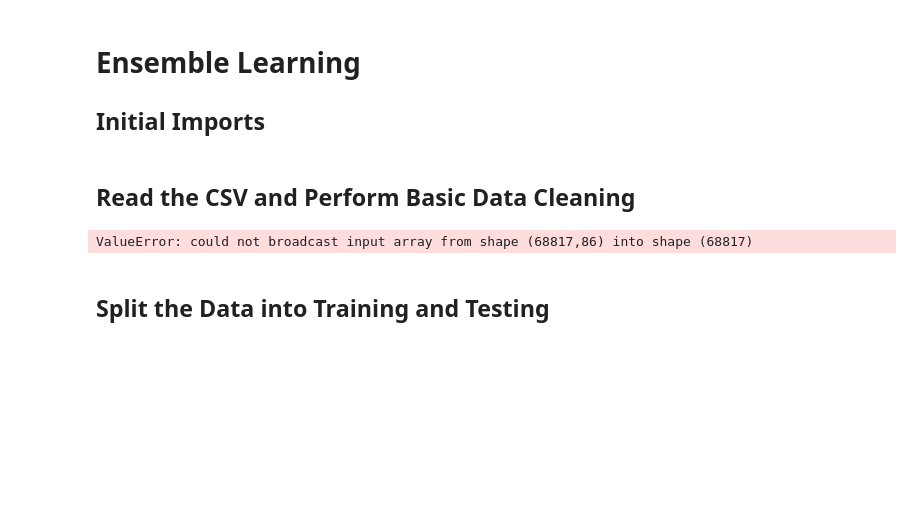
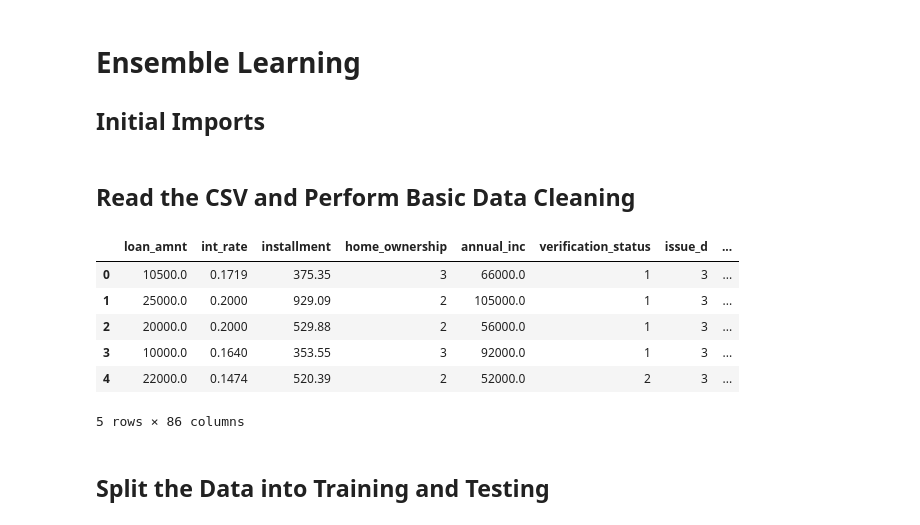
Before and after one commit to DunfrundB/machine_learning, a Jupyter notebook: credit_risk_ensemble.ipynb, the cells around one changed output. Saved outputs shown, nothing was run; the diff lists cells and outputs as text; code cells hidden in the pictures; blank space fills up the shorter version.

```diff
--- a/credit_risk_ensemble.ipynb
+++ b/credit_risk_ensemble.ipynb
@@ -16,24 +19,48 @@ from sklearn.metrics import confusion_matrix
 from imblearn.metrics import classification_report_imbalanced
 # %% [markdown]
 ## Read the CSV and Perform Basic Data Cleaning
-# %%
-# Load the data
-file_path = Path('Resources/LoanStats_2019Q1.csv')
-df = pd.read_csv(file_path)
-
-# Preview the data
-df.head()
-
-# Data normalization of non-numeric data
-# 1.) Drop columns that have no change in value
-#df.drop(columns=["pymnt_plan","tax_liens", "hardship_flag", "debt_settlement_flag", "recoveries"], axis=1, inplace=True)
-
-# 2.) Normalize string values to ordinal values
-#verify_norm = {"Source Verified": 1, "Verified":1, "Not Verified":2}
-#own_rent_norm = {"OWN":1, "MORTAGE":2, "RENT":3}
-#int_status_norm = {"w":1, "f":2}
-# %% [output]
-ValueError: could not broadcast input array from shape (68817,86) into shape (68817)
+# %%
+# Load the data
+file_path = Path('Resources/LoanStats_2019Q1.csv')
+df = pd.read_csv(file_path)
+
+# Preview the data
+df.head()
+
+# Value Counts used to transform columns from str to num data
+#df.home_ownership.value_counts()
+
+# Dictionaries to convert non-numeric data in the DataFrame
+own_rent_norm = {"OWN":1, "MORTGAGE":2, "RENT":3, "ANY":4}
+verify_norm = {"Source Verified": 1, "Verified":1, "Not Verified":2}
+issue_d_norm = {"Jan-2019":1, "Feb-2019":2, "Mar-2019":3}
+pymnt_plan_norm = {"n":0}
+int_status_norm = {"w":1, "f":2}
+next_pay_norm = {"Apr-2019":1, "May-2019":2}
+app_norm = {"Individual":1, "Joint App":2}
+hardship_norm = {"N":0}
+debt_settle_norm = {"N":0}
+
+#Convert Series from String data into Ordinal
+df.home_ownership = df.home_ownership.apply(lambda x: own_rent_norm[x])
+df.verification_status = df.verification_status.apply(lambda x: verify_norm[x])
+df.issue_d = df.issue_d.apply(lambda x: issue_d_norm[x])
+df.pymnt_plan = df.pymnt_plan.apply(lambda x: pymnt_plan_norm[x])
+df.initial_list_status = df.initial_list_status.apply(lambda x: int_status_norm[x])
+df.next_pymnt_d = df.next_pymnt_d.apply(lambda x: next_pay_norm[x])
+df.application_type = df.application_type.apply(lambda x: app_norm[x])
+df.hardship_flag = df.hardship_flag.apply(lambda x: hardship_norm[x])
+df.debt_settlement_flag = df.debt_settlement_flag.apply(lambda x: debt_settle_norm[x])
+
+df.head()
+# %% [output]
+|  | loan_amnt | int_rate | installment | home_ownership | annual_inc | verification_status | issue_d | ... |
+| 0 | 10500.0 | 0.1719 | 375.35 | 3 | 66000.0 | 1 | 3 | ... |
+| 1 | 25000.0 | 0.2000 | 929.09 | 2 | 105000.0 | 1 | 3 | ... |
+| 2 | 20000.0 | 0.2000 | 529.88 | 2 | 56000.0 | 1 | 3 | ... |
+| 3 | 10000.0 | 0.1640 | 353.55 | 3 | 92000.0 | 1 | 3 | ... |
+| 4 | 22000.0 | 0.1474 | 520.39 | 2 | 52000.0 | 2 | 3 | ... |
+5 rows × 86 columns
 # %% [markdown]
 ## Split the Data into Training and Testing
 # %%
```
Also changed, not shown: parts of 20 cells of this notebook.
